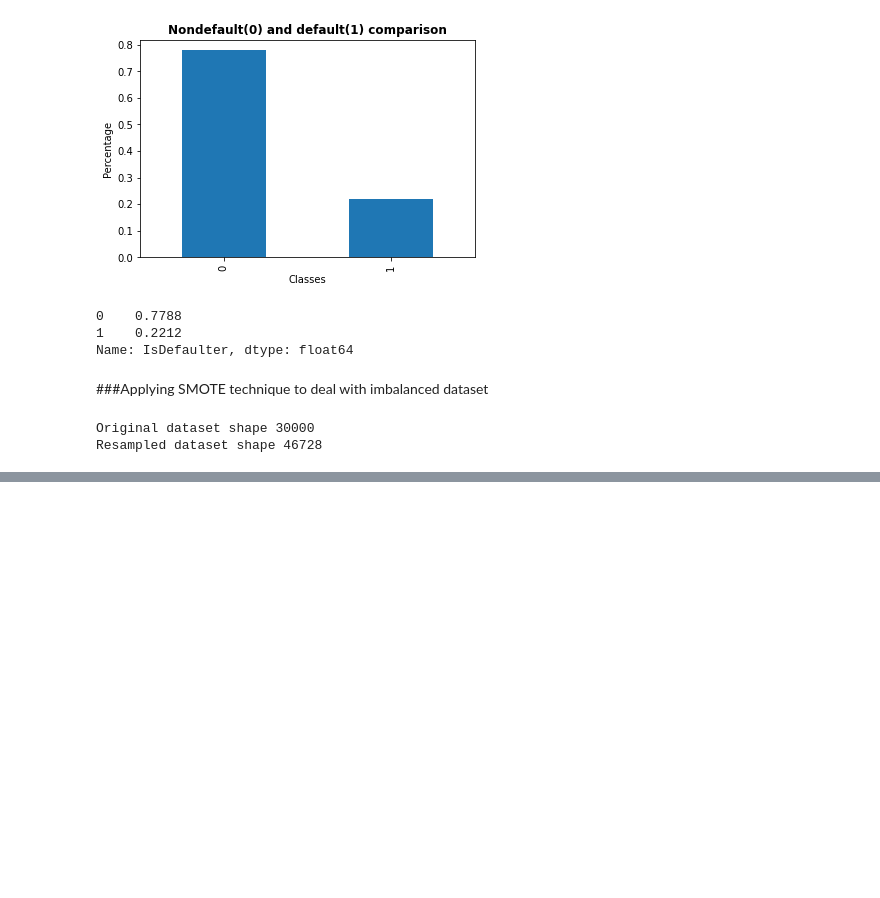
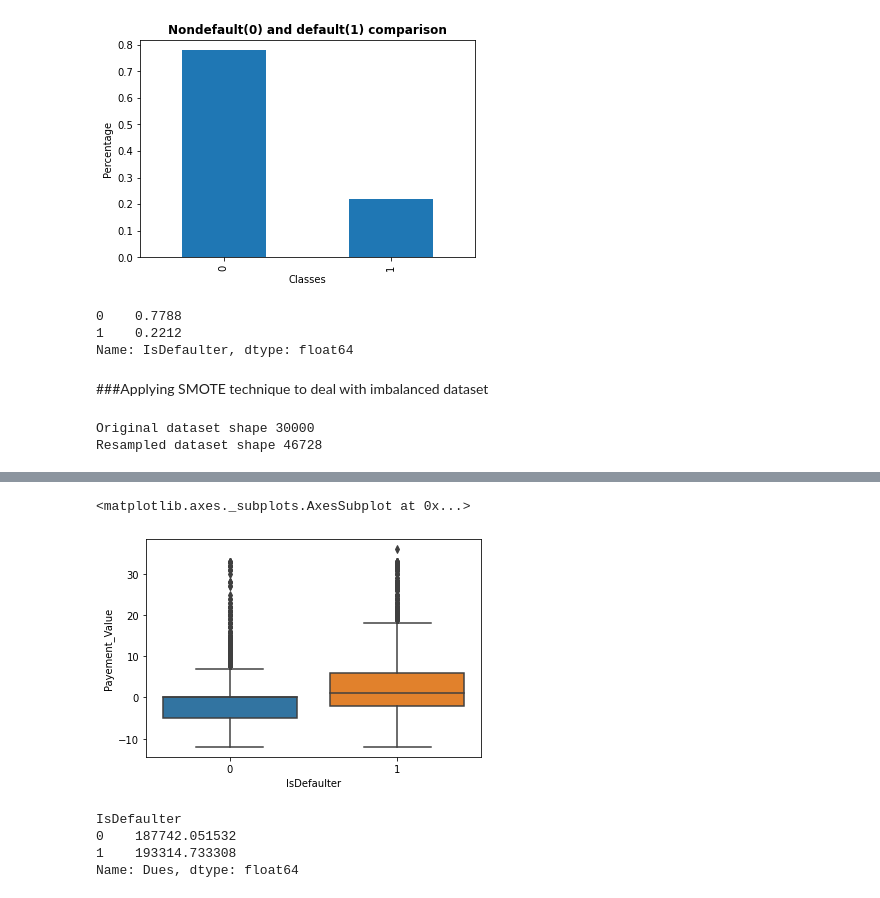
Before and after one commit to Aayushi-Sharma24/Credit_Card_Default_Prediction_Classification, a Jupyter notebook: Credit_Card_Default_Prediction_AS_Capstone_Project.ipynb, the cells around one changed output, grey strips where cells are left out. Saved outputs shown, nothing was run; the diff lists cells and outputs as text; code cells hidden in the pictures; blank space fills up the shorter version.

```diff
--- a/Credit_Card_Default_Prediction_AS_Capstone_Project.ipynb
+++ b/Credit_Card_Default_Prediction_AS_Capstone_Project.ipynb
@@ -420,0 +447,3 @@ Resampled dataset shape 46728
+# %%
+#creating new column
+balanced_df['Payement_Value'] = balanced_df['PAY_SEPT'] + balanced_df['PAY_AUG'] + balanced_df['PAY_JUL'] + balanced_df['PAY_JUN'] + balanced_df['PAY_MAY'] + balanced_df['PAY_APR']
@@ -420,0 +458,6 @@ Resampled dataset shape 46728
+# %%
+#Plot new feature using boxplot
+sns.boxplot(data = balanced_df, x = 'IsDefaulter', y = 'Payement_Value' )
+# %% [output]
+<matplotlib.axes._subplots.AxesSubplot at 0x...>
+[figure, added]
@@ -420,0 +467,8 @@ Resampled dataset shape 46728
+# %%
+#check its mean wrt to default
+balanced_df.groupby('IsDefaulter')['Dues'].mean()
+# %% [output]
+IsDefaulter
+0    187742.051532
+1    193314.733308
+Name: Dues, dtype: float64
```
Also changed, not shown: parts of 29 cells of this notebook.
